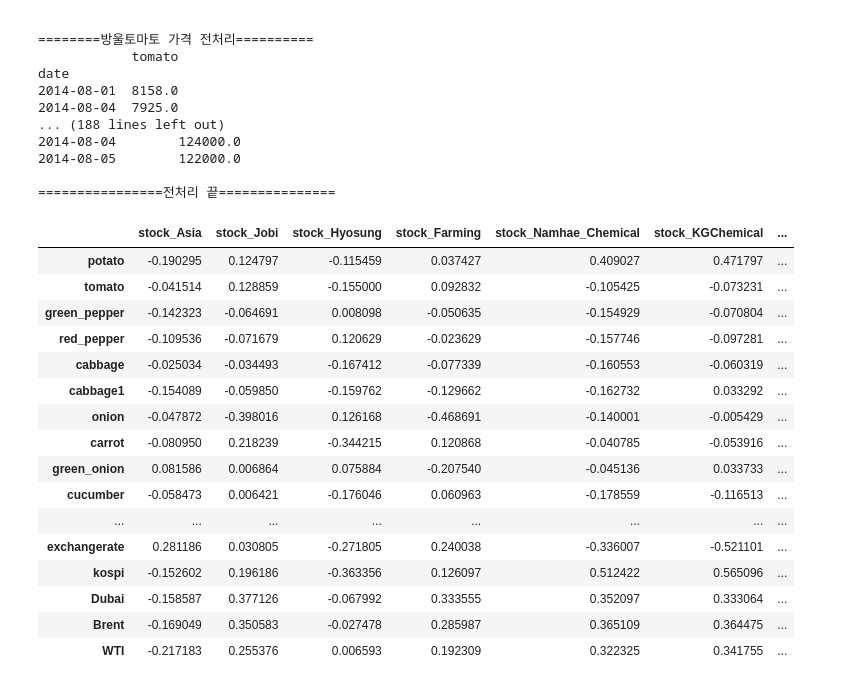
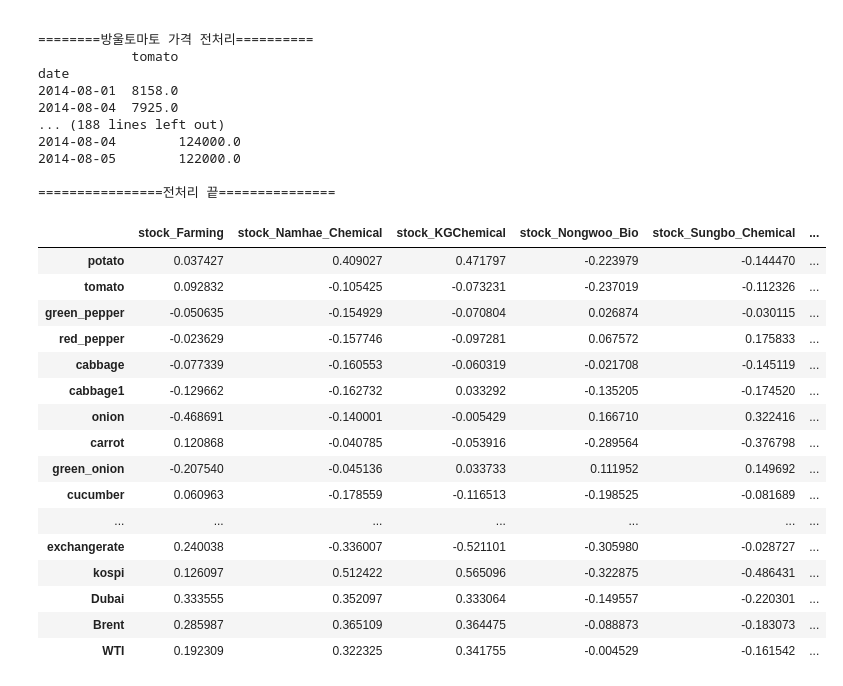
Before and after one commit to sunnight9507/BitAcademy, a Jupyter notebook: Project/All_data_processing.ipynb, the cells around one changed output. Drawn from its saved outputs; the diff is of its cells as text; code cells hidden in the pictures.

```diff
--- a/Project/All_data_processing.ipynb
+++ b/Project/All_data_processing.ipynb
@@ -499,22 +499,22 @@ date
 result_data = pd.concat([Stock_Asia, stock_Jobi, stock_Hyosung, stock_Farming, stock_Namhae_Chemical, stock_KGChemical, stock_Nongwoo_Bio, stock_Sungbo_Chemical, stock_Asia_Tech, stock_Eastern_Agro, stock_KPX, stock_SPC, stock_Pulmuone, potato_price, tomato_price, green_pepper_price, red_pepper_price, cabbage_price, cabbage1_price, onion_price, carrot_price, green_onion_price, cucumber_price, egg_price, milk_price, sugar_price, Exchange_Rate, KOSPI, oil_price], axis = 1)
 result_data.to_csv('result.csv', encoding = 'cp949')
 # %%
-result_data.corr().loc['potato':, :'stock_Pulmuone'].style.background_gradient(cmap='summer_r')
+result_data.corr().loc['potato':, 'stock_Farming':].style.background_gradient(cmap='summer_r')
 # %% [output]
-|  | stock_Asia | stock_Jobi | stock_Hyosung | stock_Farming | stock_Namhae_Chemical | stock_KGChemical | ... |
-| potato | -0.190295 | 0.124797 | -0.115459 | 0.037427 | 0.409027 | 0.471797 | ... |
-| tomato | -0.041514 | 0.128859 | -0.155000 | 0.092832 | -0.105425 | -0.073231 | ... |
-| green_pepper | -0.142323 | -0.064691 | 0.008098 | -0.050635 | -0.154929 | -0.070804 | ... |
-| red_pepper | -0.109536 | -0.071679 | 0.120629 | -0.023629 | -0.157746 | -0.097281 | ... |
-| cabbage | -0.025034 | -0.034493 | -0.167412 | -0.077339 | -0.160553 | -0.060319 | ... |
-| cabbage1 | -0.154089 | -0.059850 | -0.159762 | -0.129662 | -0.162732 | 0.033292 | ... |
-| onion | -0.047872 | -0.398016 | 0.126168 | -0.468691 | -0.140001 | -0.005429 | ... |
-| carrot | -0.080950 | 0.218239 | -0.344215 | 0.120868 | -0.040785 | -0.053916 | ... |
-| green_onion | 0.081586 | 0.006864 | 0.075884 | -0.207540 | -0.045136 | 0.033733 | ... |
-| cucumber | -0.058473 | 0.006421 | -0.176046 | 0.060963 | -0.178559 | -0.116513 | ... |
-| ... | ... | ... | ... | ... | ... | ... | ... |
-| exchangerate | 0.281186 | 0.030805 | -0.271805 | 0.240038 | -0.336007 | -0.521101 | ... |
-| kospi | -0.152602 | 0.196186 | -0.363356 | 0.126097 | 0.512422 | 0.565096 | ... |
-| Dubai | -0.158587 | 0.377126 | -0.067992 | 0.333555 | 0.352097 | 0.333064 | ... |
-| Brent | -0.169049 | 0.350583 | -0.027478 | 0.285987 | 0.365109 | 0.364475 | ... |
-| WTI | -0.217183 | 0.255376 | 0.006593 | 0.192309 | 0.322325 | 0.341755 | ... |
+|  | stock_Farming | stock_Namhae_Chemical | stock_KGChemical | stock_Nongwoo_Bio | stock_Sungbo_Chemical | ... |
+| potato | 0.037427 | 0.409027 | 0.471797 | -0.223979 | -0.144470 | ... |
+| tomato | 0.092832 | -0.105425 | -0.073231 | -0.237019 | -0.112326 | ... |
+| green_pepper | -0.050635 | -0.154929 | -0.070804 | 0.026874 | -0.030115 | ... |
+| red_pepper | -0.023629 | -0.157746 | -0.097281 | 0.067572 | 0.175833 | ... |
+| cabbage | -0.077339 | -0.160553 | -0.060319 | -0.021708 | -0.145119 | ... |
+| cabbage1 | -0.129662 | -0.162732 | 0.033292 | -0.135205 | -0.174520 | ... |
+| onion | -0.468691 | -0.140001 | -0.005429 | 0.166710 | 0.322416 | ... |
+| carrot | 0.120868 | -0.040785 | -0.053916 | -0.289564 | -0.376798 | ... |
+| green_onion | -0.207540 | -0.045136 | 0.033733 | 0.111952 | 0.149692 | ... |
+| cucumber | 0.060963 | -0.178559 | -0.116513 | -0.198525 | -0.081689 | ... |
+| ... | ... | ... | ... | ... | ... | ... |
+| exchangerate | 0.240038 | -0.336007 | -0.521101 | -0.305980 | -0.028727 | ... |
+| kospi | 0.126097 | 0.512422 | 0.565096 | -0.322875 | -0.486431 | ... |
+| Dubai | 0.333555 | 0.352097 | 0.333064 | -0.149557 | -0.220301 | ... |
+| Brent | 0.285987 | 0.365109 | 0.364475 | -0.088873 | -0.183073 | ... |
+| WTI | 0.192309 | 0.322325 | 0.341755 | -0.004529 | -0.161542 | ... |
```
Also changed, not shown: 2 other files.
